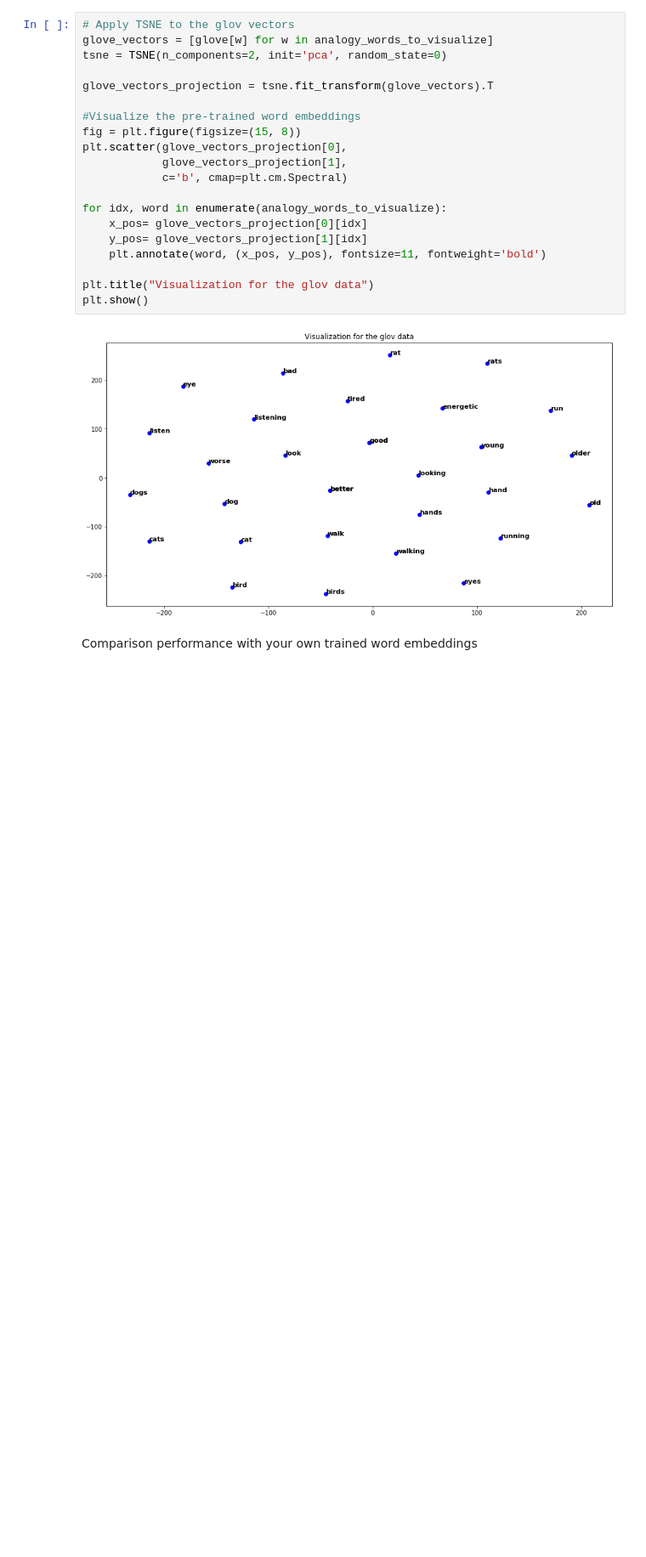
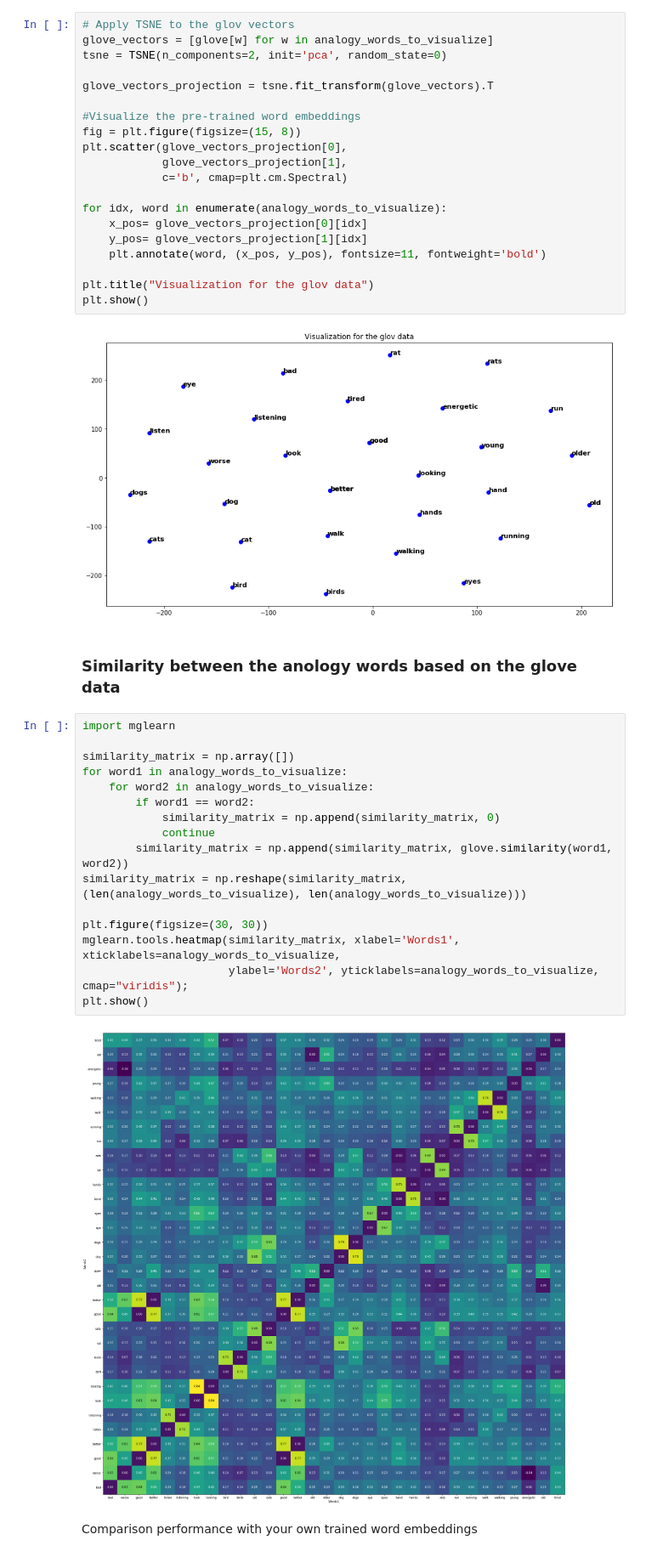
Before and after one commit to jacordero/recsys, a Jupyter notebook: Assignment1Final.ipynb, the cells around one changed output. Shown: that part at 85% size. Cells and saved outputs as stored; diff of their text form; blank space fills up the shorter version.

```diff
--- a/Assignment1Final.ipynb
+++ b/Assignment1Final.ipynb
@@ -1160,5 +1159,25 @@ plt.title("Visualization for the glov data")
 plt.show()
 # %% [output]
 [figure]
+# %% [markdown]
+### Similarity between the anology words based on the glove data
+# %%
+import mglearn
+
+similarity_matrix = np.array([])
+for word1 in analogy_words_to_visualize:
+    for word2 in analogy_words_to_visualize:
+        if word1 == word2:
+            similarity_matrix = np.append(similarity_matrix, 0)
+            continue
+        similarity_matrix = np.append(similarity_matrix, glove.similarity(word1, word2))
+similarity_matrix = np.reshape(similarity_matrix, (len(analogy_words_to_visualize), len(analogy_words_to_visualize)))
+
+plt.figure(figsize=(30, 30))
+mglearn.tools.heatmap(similarity_matrix, xlabel='Words1', xticklabels=analogy_words_to_visualize,
+                      ylabel='Words2', yticklabels=analogy_words_to_visualize, cmap="viridis");
+plt.show()
+# %% [output]
+[figure, added]
 # %% [markdown]
 Comparison performance with your own trained word embeddings
```
Also changed, not shown: parts of 3 cells of this notebook.
